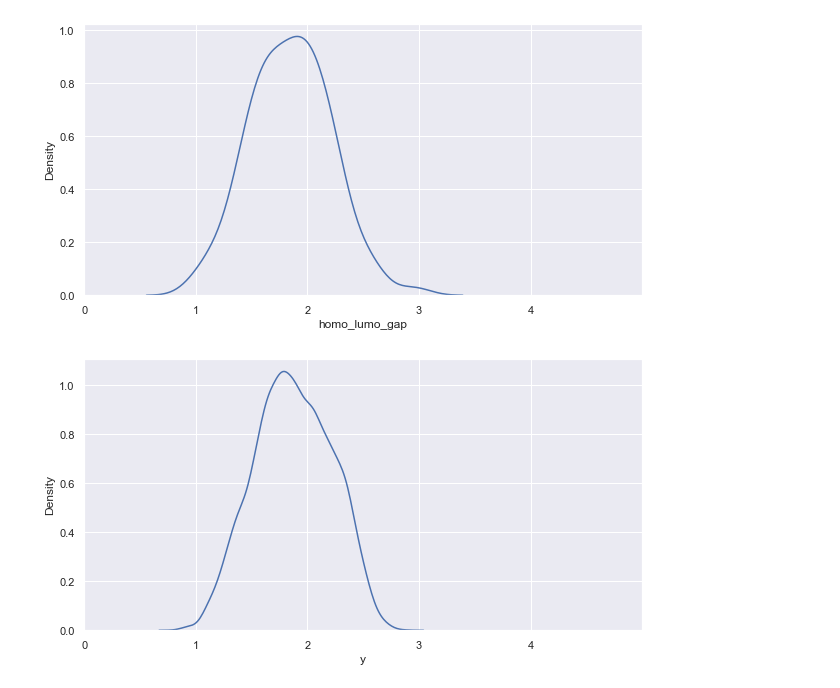
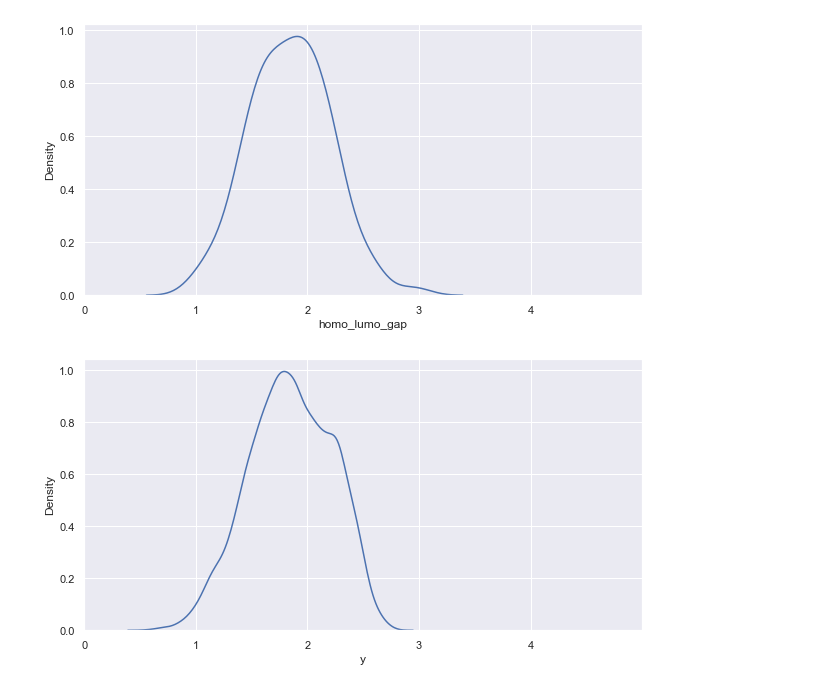
Before and after one commit to timothelaborie/introml, a Jupyter notebook: task4/data.ipynb, the cells around one changed output. Drawn from its saved outputs; the diff is of its cells as text; code cells hidden in the pictures.

```diff
--- a/task4/data.ipynb
+++ b/task4/data.ipynb
@@ -37,12 +37,12 @@ plt.show()
 # %%
 a4_dims = (10, 5)
 fig, ax = plt.subplots(figsize=a4_dims)
-sns.kdeplot(pd.read_csv("analysis/best.csv")["y"], ax=ax)
+sns.kdeplot(pd.read_csv("submit.csv")["y"], ax=ax)
 ax.set_xlim(0,5)
 ax.set_xticks(range(0,5))
 plt.show()
 # %% [output]
-[figure, old version]
+[figure, new version]
 # %%
 #keep all data when plotting first, so you can find outliers and decide what to do with them
 # sns.regplot(data = X, x = 'feature_0000', y = 'lumo_energy', scatter_kws = {'color': 'pink'})
```
Also changed, not shown: 3 other files.
